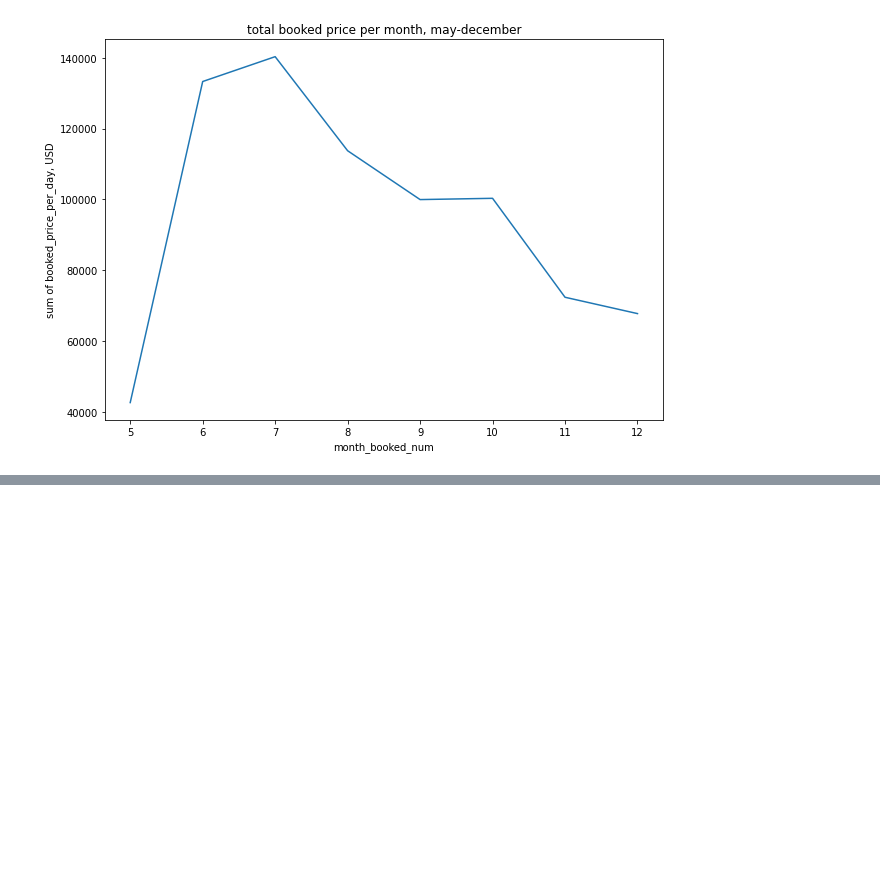
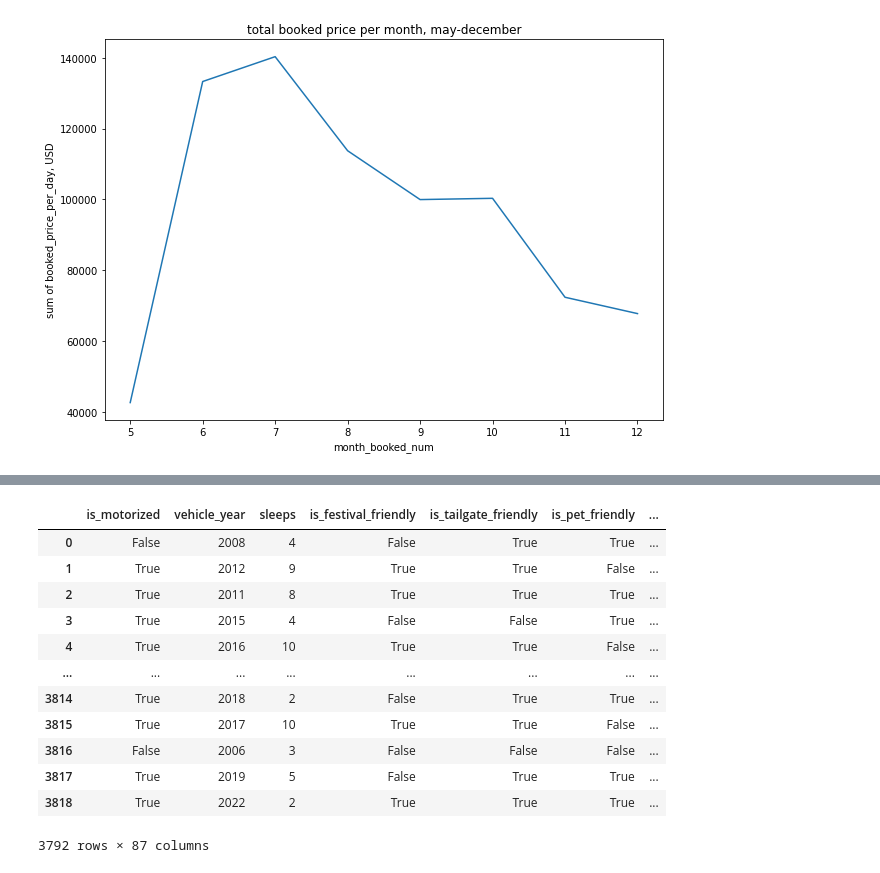
Before and after one commit to btlakey/outdoorsy_takehome, a Jupyter notebook: notebooks/assignment.ipynb, the cells around one changed output, grey strips where cells are left out. Drawn from its saved outputs; the diff is of its cells as text; code cells hidden in the pictures; blank space fills up the shorter version.

```diff
--- a/notebooks/assignment.ipynb
+++ b/notebooks/assignment.ipynb
@@ -381,3 +397,5 @@ df_model = df_model.drop(["rental_id", "month_booked", "booked_price_per_day"],
+# %%
+df_model = df_model.dropna(subset=["booked_price_per_day_num", "vehicle_year_num"]).fillna("not specified (NaN)")
 # %%
 # an example of filling cancellation policy with NaN
 # this could potentially be recoded as ordinal rather than categorical,
@@ -421,0 +442,3 @@ dtype: object
+# %%
+pd.set_option('display.max_rows', 500)
+X_test.iloc[359]
@@ -421,0 +508,16 @@ dtype: object
+# %%
+X
+# %% [output]
+|  | is_motorized | vehicle_year | sleeps | is_festival_friendly | is_tailgate_friendly | is_pet_friendly | ... |
+| 0 | False | 2008 | 4 | False | True | True | ... |
+| 1 | True | 2012 | 9 | True | True | False | ... |
+| 2 | True | 2011 | 8 | True | True | True | ... |
+| 3 | True | 2015 | 4 | False | False | True | ... |
+| 4 | True | 2016 | 10 | True | True | False | ... |
+| ... | ... | ... | ... | ... | ... | ... | ... |
+| 3814 | True | 2018 | 2 | False | True | True | ... |
+| 3815 | True | 2017 | 10 | True | True | False | ... |
+| 3816 | False | 2006 | 3 | False | False | False | ... |
+| 3817 | True | 2019 | 5 | False | True | True | ... |
+| 3818 | True | 2022 | 2 | True | True | True | ... |
+3792 rows × 87 columns
```
Also changed, not shown: parts of 22 cells of this notebook.
